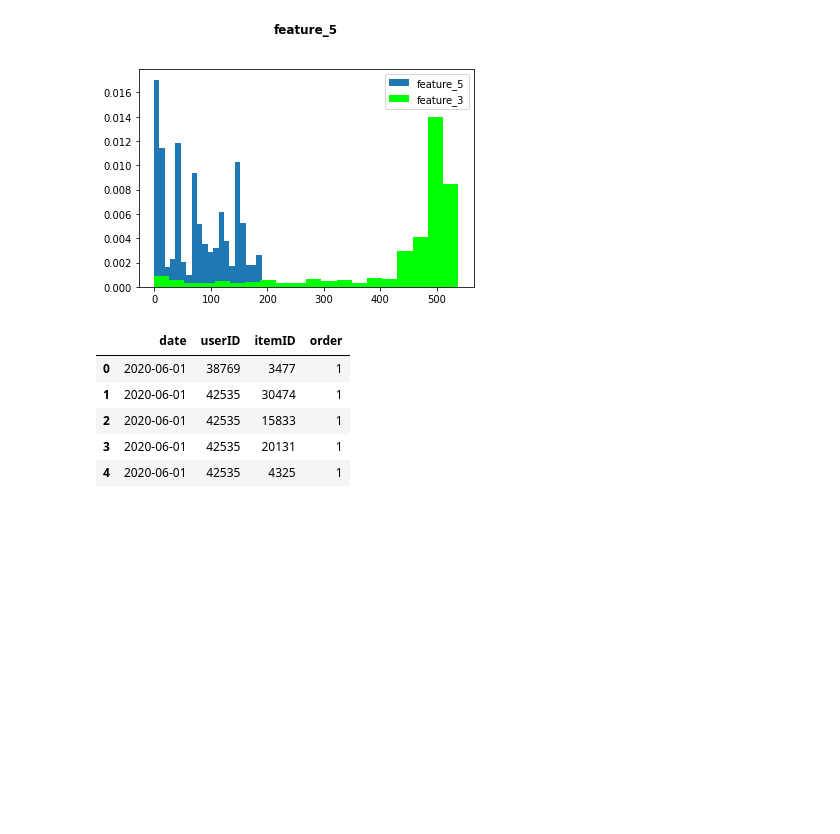
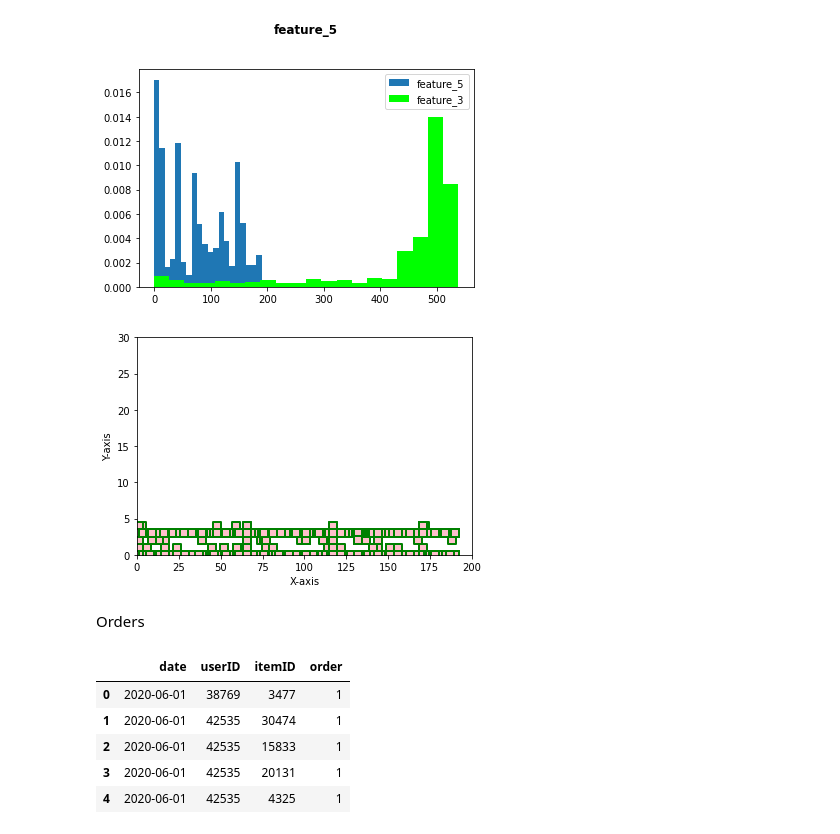
Before and after one commit to PetSchwind/DMC2022, a Jupyter notebook: notebooks/preprocessing.ipynb, the cells around one changed output. Saved outputs shown, nothing was run; the diff lists cells and outputs as text; code cells hidden in the pictures; blank space fills up the shorter version.

```diff
--- a/notebooks/preprocessing.ipynb
+++ b/notebooks/preprocessing.ipynb
@@ -100,6 +164,24 @@ plt.title('feature_5\n\n',
 plt.show()
 # %% [output]
 [figure]
+# %%
+# there was some corr. btw. 3&1 and 5&4
+plt.scatter(items_df['feature_3'], items_df['feature_1'], c ="pink",
+			linewidths = 2,
+			marker ="s",
+			edgecolor ="green",
+			s = 80)
+
+plt.xlim(0, 200)
+plt.ylim(0, 30)
+plt.xlabel("X-axis")
+plt.ylabel("Y-axis")
+plt.show()
+# plots tell nothing so far
+# %% [output]
+[figure, added]
+# %% [markdown]
+Orders
 # %%
 display(orders_df.head())
 display(orders_df.tail())
```
Also changed, not shown: parts of 16 cells of this notebook.
